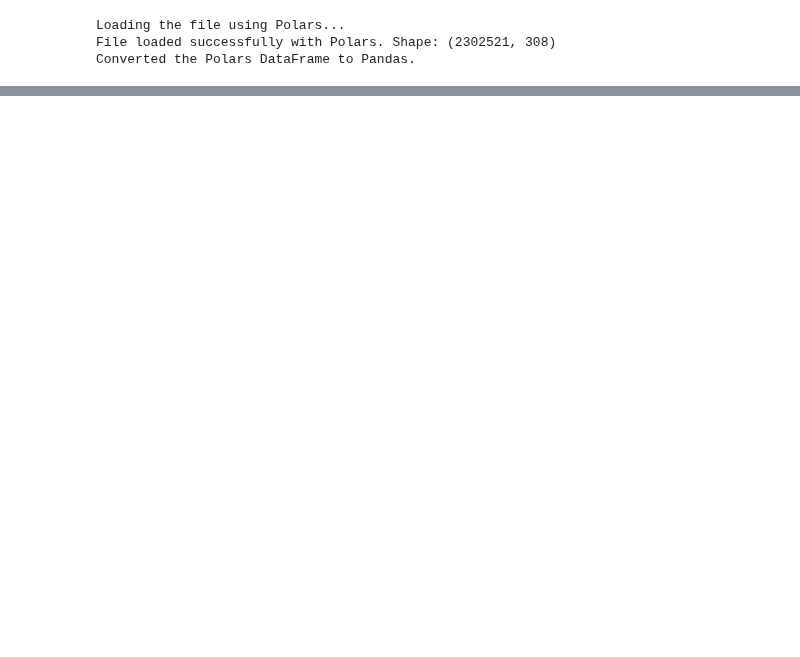
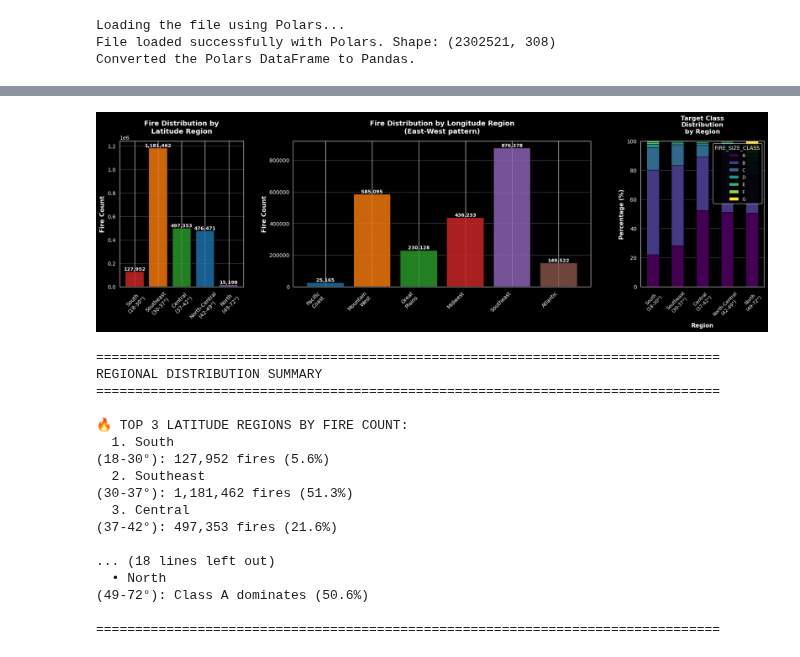
Before and after one commit to ColtonHester/mids-w207-section1-team1-finalproject, a Jupyter notebook: notebooks/01-dev-data-preprocess-leo.ipynb, the cells around one changed output, grey strips where cells are left out. Saved outputs shown, nothing was run; the diff lists cells and outputs as text; code cells hidden in the pictures; blank space fills up the shorter version.

```diff
--- a/notebooks/01-dev-data-preprocess-leo.ipynb
+++ b/notebooks/01-dev-data-preprocess-leo.ipynb
@@ -21,0 +890,27 @@ df.head()
+# %%
+df_with_regions = plot_regional_distributions(
+    df,
+    lat_col='LATITUDE',
+    lon_col='LONGITUDE',
+    target='FIRE_SIZE_CLASS',
+    figsize=(22, 5)
+)
+# %% [output]
+[figure, added]
+================================================================================
+REGIONAL DISTRIBUTION SUMMARY
+================================================================================
+
+🔥 TOP 3 LATITUDE REGIONS BY FIRE COUNT:
+  1. South
+(18-30°): 127,952 fires (5.6%)
+  2. Southeast
+(30-37°): 1,181,462 fires (51.3%)
+  3. Central
+(37-42°): 497,353 fires (21.6%)
+
+... (18 lines left out)
+  • North
+(49-72°): Class A dominates (50.6%)
+
+================================================================================
```
Also changed, not shown: parts of 6 cells of this notebook.
